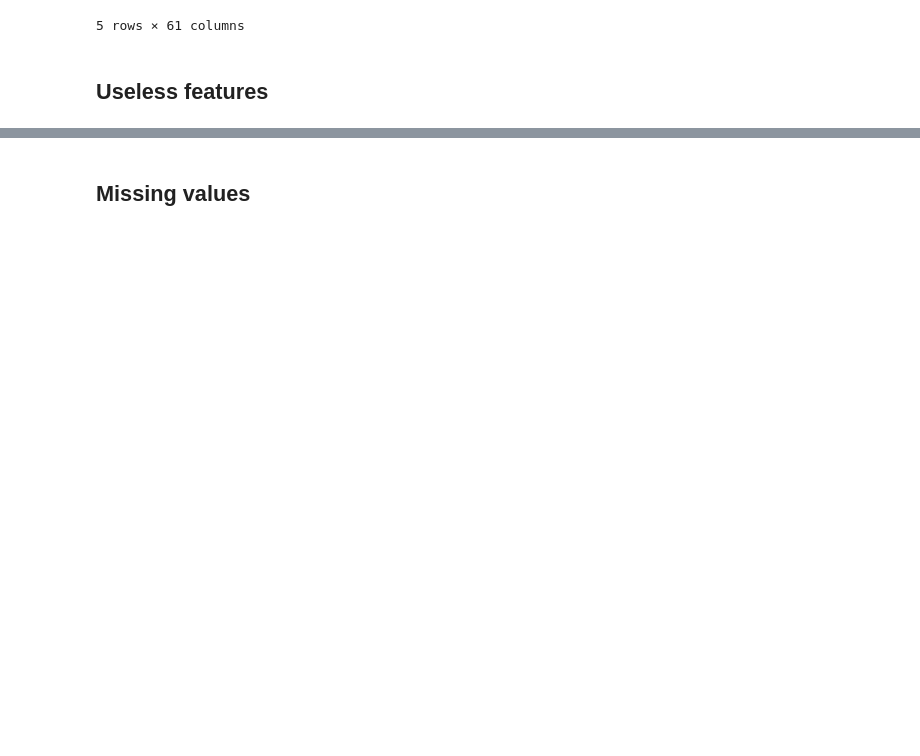
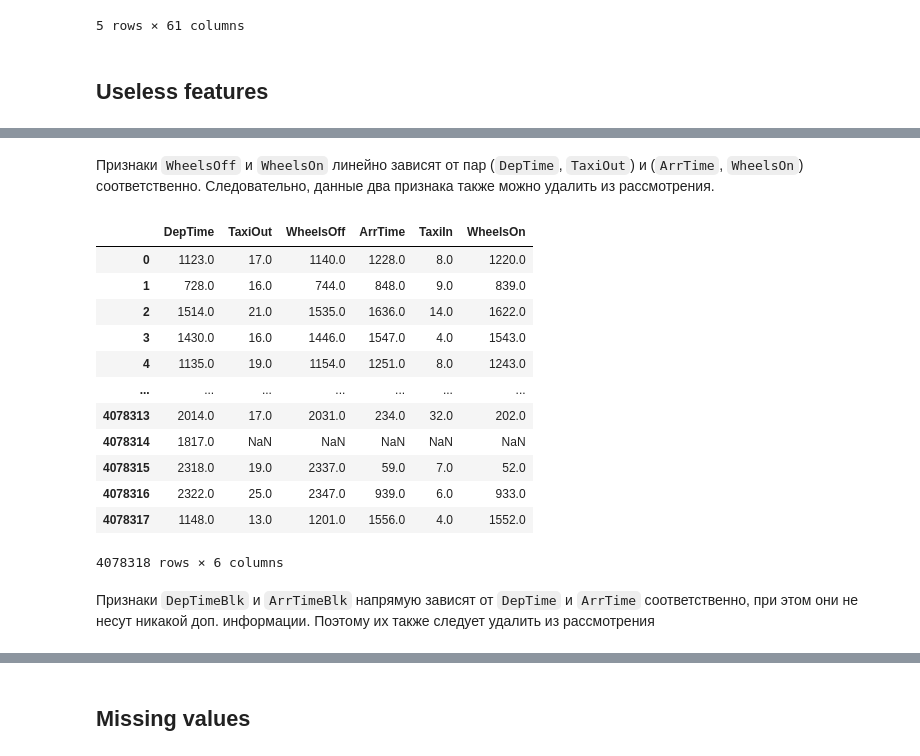
Before and after one commit to Renhas/ML-Course, a Jupyter notebook: Flight Status Prediction/Classification.ipynb, the cells around one changed output, grey strips where cells are left out. Cells and saved outputs as stored; diff of their text form; code cells hidden in the pictures; blank space fills up the shorter version.

```diff
--- a/Flight Status Prediction/Classification.ipynb
+++ b/Flight Status Prediction/Classification.ipynb
@@ -113,0 +178,20 @@ dt.head(5)
+# %% [markdown]
+Признаки `WheelsOff` и `WheelsOn` линейно зависят от пар (`DepTime`, `TaxiOut`) и (`ArrTime`, `WheelsOn`) соответственно. Следовательно, данные два признака также можно удалить из рассмотрения.
+# %%
+dt[["DepTime", "TaxiOut", "WheelsOff", "ArrTime", "TaxiIn", "WheelsOn"]]
+# %% [output]
+|  | DepTime | TaxiOut | WheelsOff | ArrTime | TaxiIn | WheelsOn |
+| 0 | 1123.0 | 17.0 | 1140.0 | 1228.0 | 8.0 | 1220.0 |
+| 1 | 728.0 | 16.0 | 744.0 | 848.0 | 9.0 | 839.0 |
+| 2 | 1514.0 | 21.0 | 1535.0 | 1636.0 | 14.0 | 1622.0 |
+| 3 | 1430.0 | 16.0 | 1446.0 | 1547.0 | 4.0 | 1543.0 |
+| 4 | 1135.0 | 19.0 | 1154.0 | 1251.0 | 8.0 | 1243.0 |
+| ... | ... | ... | ... | ... | ... | ... |
+| 4078313 | 2014.0 | 17.0 | 2031.0 | 234.0 | 32.0 | 202.0 |
+| 4078314 | 1817.0 | NaN | NaN | NaN | NaN | NaN |
+| 4078315 | 2318.0 | 19.0 | 2337.0 | 59.0 | 7.0 | 52.0 |
+| 4078316 | 2322.0 | 25.0 | 2347.0 | 939.0 | 6.0 | 933.0 |
+| 4078317 | 1148.0 | 13.0 | 1201.0 | 1556.0 | 4.0 | 1552.0 |
+4078318 rows × 6 columns
+# %% [markdown]
+Признаки `DepTimeBlk` и `ArrTimeBlk` напрямую зависят от `DepTime` и `ArrTime` соответственно, при этом они не несут никакой доп. информации. Поэтому их также следует удалить из рассмотрения
```
Also changed, not shown: parts of 95 cells of this notebook, 3 other files.
